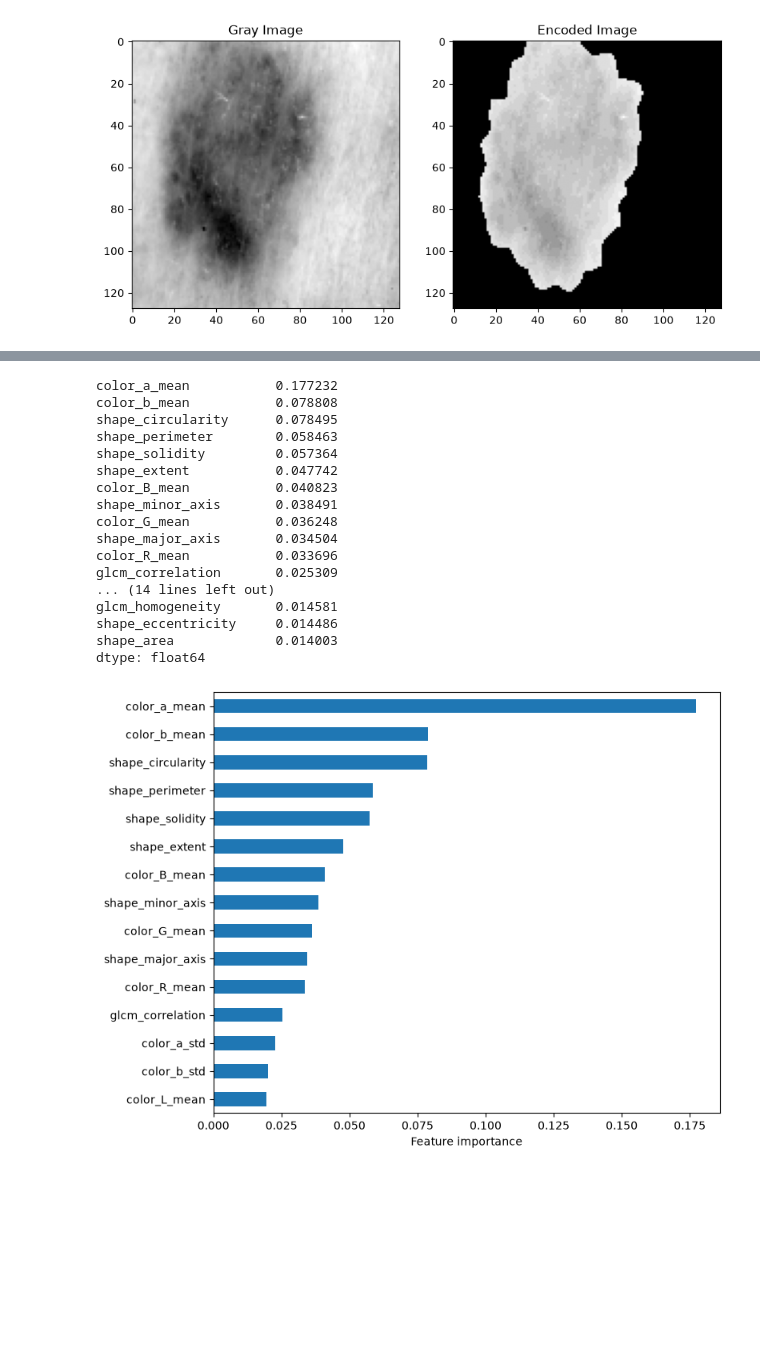
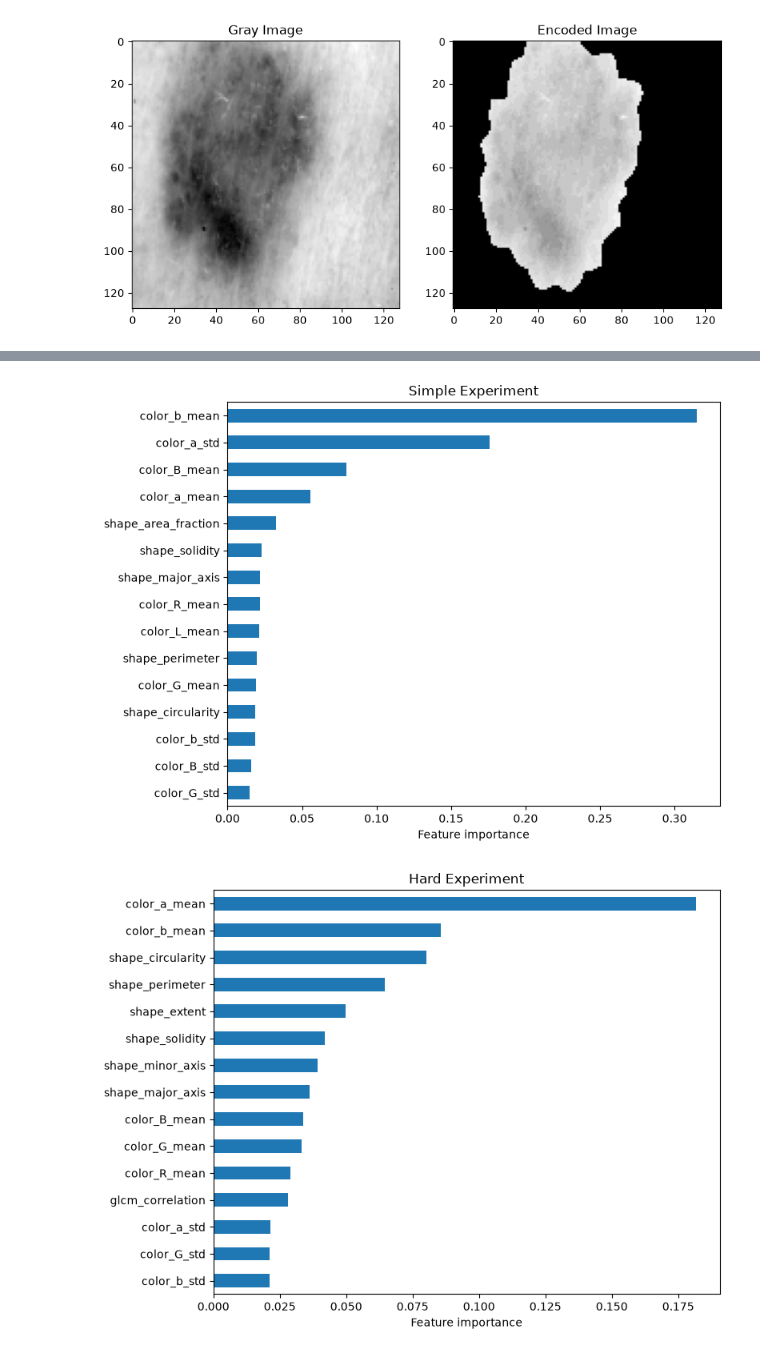
Before and after one commit to lkwinta/pattern-recongition, a Jupyter notebook: lab4/lab4.ipynb, the cells around one changed output, grey strips where cells are left out. Drawn from its saved outputs; the diff is of its cells as text; code cells hidden in the pictures; blank space fills up the shorter version.

```diff
--- a/lab4/lab4.ipynb
+++ b/lab4/lab4.ipynb
@@ -295,11 +307,13 @@ weighted avg       0.95      0.95      0.95        57
 # %%
-def plot_feature_importance(model, feature_names):
+import pandas as pd
+
+def plot_feature_importance(model, title):
     importance = pd.Series(
-        model.named_steps["classifier"].feature_importances_,
-        index=feature_names,
+        model.feature_importances_,
+        index=model.feature_names_in_,
     ).sort_values(ascending=False)
-    print(importance)
     importance.head(15).sort_values().plot.barh(figsize=(8, 6))
     plt.xlabel("Feature importance")
+    plt.title(title)
     plt.tight_layout()
     plt.show()
@@ -449,21 +320,6 @@ weighted avg       0.79      0.78      0.78       347
-# %%
-plot_feature_importance(model_2, feature_names)
-# %% [output]
-color_a_mean           0.177232
-color_b_mean           0.078808
-shape_circularity      0.078495
-shape_perimeter        0.058463
-shape_solidity         0.057364
-shape_extent           0.047742
-color_B_mean           0.040823
-shape_minor_axis       0.038491
-color_G_mean           0.036248
-shape_major_axis       0.034504
-color_R_mean           0.033696
-glcm_correlation       0.025309
-... (14 lines left out)
-glcm_homogeneity       0.014581
-shape_eccentricity     0.014486
-shape_area             0.014003
-dtype: float64
-[figure, removed]
+# %%
+plot_feature_importance(clf_simple, "Simple Experiment")
+plot_feature_importance(clf_hard, "Hard Experiment")
+# %% [output]
+[figure, added]
+[figure, added]
```
Also changed, not shown: parts of 36 cells of this notebook.
